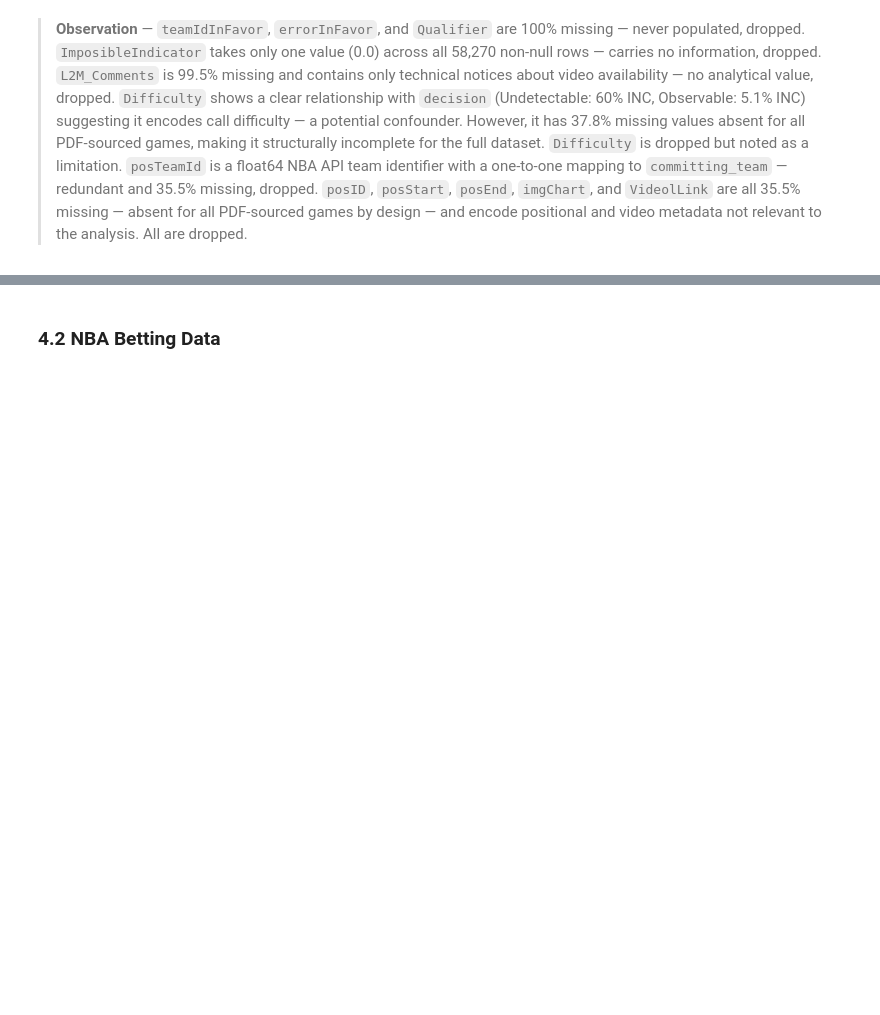
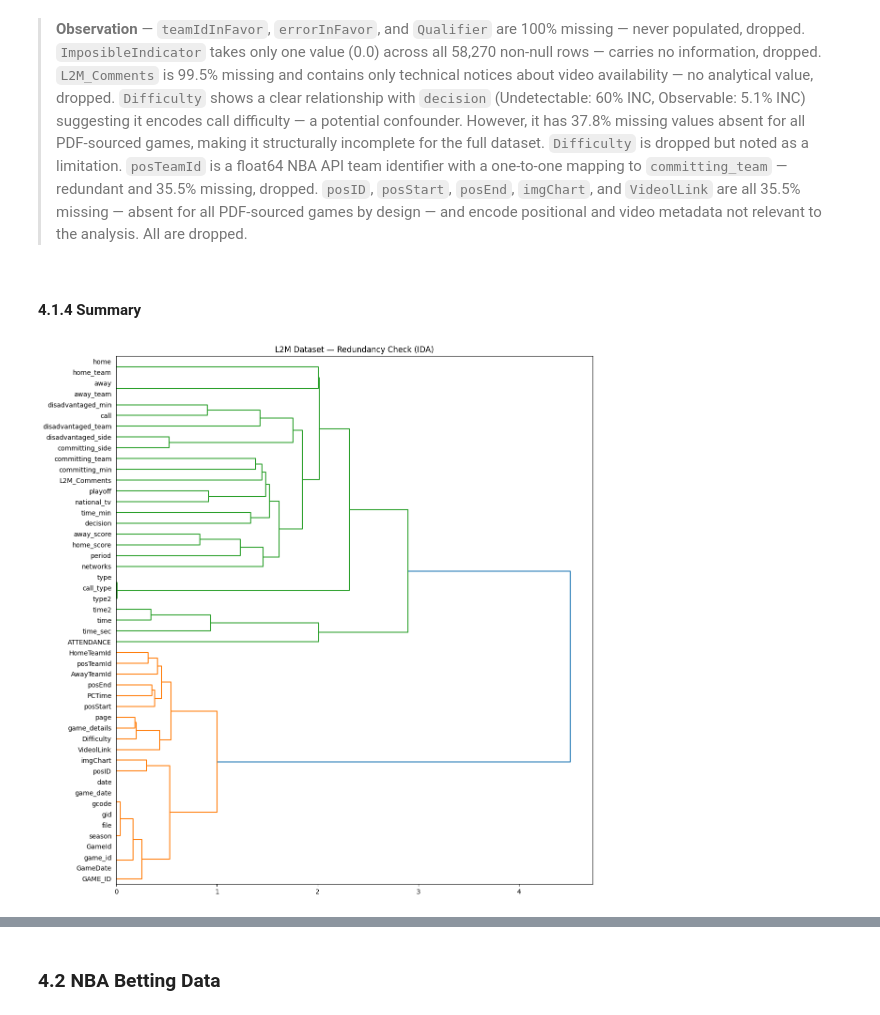
Before and after one commit to RoumenNikolov/decision-bias-study, a Jupyter notebook: bias_analysis.ipynb, the cells around one changed output, grey strips where cells are left out. Saved outputs shown, nothing was run; the diff lists cells and outputs as text; code cells hidden in the pictures; blank space fills up the shorter version.

```diff
--- a/bias_analysis.ipynb
+++ b/bias_analysis.ipynb
@@ -1228,3 +1306,9 @@ print(nba_data[['posTeamId', 'committing_team']].dropna().drop_duplicates('commi
 32038  1.610613e+09             WAS
 # %% [markdown]
 > **Observation** — `teamIdInFavor`, `errorInFavor`, and `Qualifier` are 100% missing — never populated, dropped. `ImposibleIndicator` takes only one value (0.0) across all 58,270 non-null rows — carries no information, dropped. `L2M_Comments` is 99.5% missing and contains only technical notices about video availability — no analytical value, dropped. `Difficulty` shows a clear relationship with `decision` (Undetectable: 60% INC, Observable: 5.1% INC) suggesting it encodes call difficulty — a potential confounder. However, it has 37.8% missing values absent for all PDF-sourced games, making it structurally incomplete for the full dataset. `Difficulty` is dropped but noted as a limitation. `posTeamId` is a float64 NBA API team identifier with a one-to-one mapping to `committing_team` — redundant and 35.5% missing, dropped. `posID`, `posStart`, `posEnd`, `imgChart`, and `VideolLink` are all 35.5% missing — absent for all PDF-sourced games by design — and encode positional and video metadata not relevant to the analysis. All are dropped.
+# %% [markdown]
+#### 4.1.4 Summary
+# %%
+plot_redundancy(nba_data, title='L2M Dataset — Redundancy Check (IDA)')
+# %% [output]
+[figure, added]
```
Also changed, not shown: parts of 43 cells of this notebook, 1 other file.
